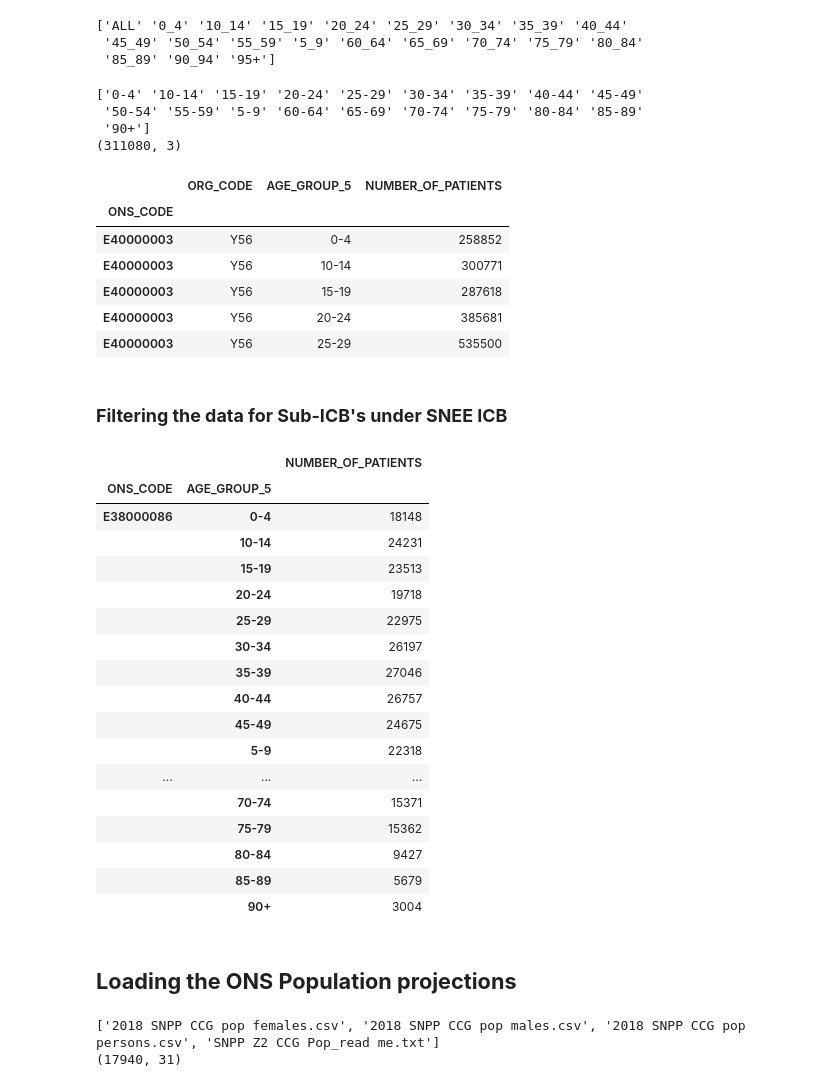
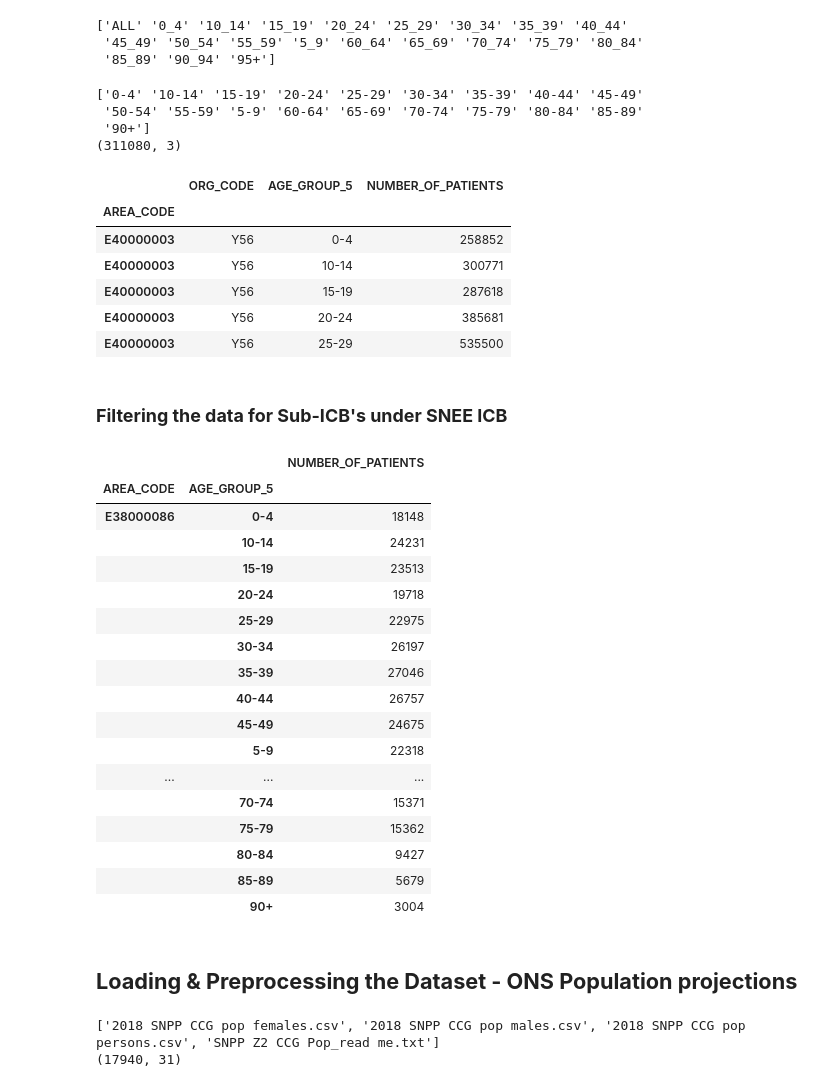
Before and after one commit to SNEE-ICS/PrimaryCareDemandAndCapacity, a Jupyter notebook: DemographicPopGrowth.ipynb, the cells around one changed output. Drawn from its saved outputs; the diff is of its cells as text; code cells hidden in the pictures.

```diff
--- a/DemographicPopGrowth.ipynb
+++ b/DemographicPopGrowth.ipynb
@@ -34,22 +36,25 @@ print(gp_patients_reg['AGE_GROUP_5'].unique())
 # %%
 #Replacing AGE_BANDS values to match the ONS_projection AGE_BANDS
 gp_patients_reg['AGE_GROUP_5'] = gp_patients_reg['AGE_GROUP_5'].replace({'90_94':'90+', '95+':'90+', '0_4':'0-4', '5_9':'5-9', '10_14':'10-14', '15_19':'15-19', '20_24':'20-24', '25_29':'25-29',
                                                                          '30_34':'30-34', '35_39':'35-39', '40_44':'40-44', '45_49':'45-49', '50_54':'50-54', '55_59':'55-59', '60_64':'60-64',
                                                                          '65_69':'65-69', '70_74':'70-74', '75_79':'75-79', '80_84':'80-84', '85_89':'85-89'})
 
-#Dropping unused columns
-gp_patients_reg = gp_patients_reg.loc[gp_patients_reg['AGE_GROUP_5']!='ALL'].drop(columns=['PUBLICATION','EXTRACT_DATE','ORG_TYPE','POSTCODE','SEX']).set_index('ONS_CODE')
+#Renaming the column name to match with ONS projection data
+gp_patients_reg = gp_patients_reg.rename(columns={'ONS_CODE':'AREA_CODE'})
+
+#Dropping unused columns and rows corrsponding to 'ALL' for AGE_GROUP_5
+gp_patients_reg = gp_patients_reg.loc[gp_patients_reg['AGE_GROUP_5']!='ALL'].drop(columns=['PUBLICATION','EXTRACT_DATE','ORG_TYPE','POSTCODE','SEX']).set_index('AREA_CODE')
 
 print(gp_patients_reg['AGE_GROUP_5'].unique())
 print(gp_patients_reg.shape)
 gp_patients_reg.head()
 # %% [output]
 ['0-4' '10-14' '15-19' '20-24' '25-29' '30-34' '35-39' '40-44' '45-49'
  '50-54' '55-59' '5-9' '60-64' '65-69' '70-74' '75-79' '80-84' '85-89'
  '90+']
 (311080, 3)
 |  | ORG_CODE | AGE_GROUP_5 | NUMBER_OF_PATIENTS |
-| ONS_CODE |  |  |  |
+| AREA_CODE |  |  |  |
 | E40000003 | Y56 | 0-4 | 258852 |
 | E40000003 | Y56 | 10-14 | 300771 |
 | E40000003 | Y56 | 15-19 | 287618 |
@@ -58,13 +63,14 @@ gp_patients_reg.head()
 # %% [markdown]
 ### **Filtering the data for Sub-ICB's under SNEE ICB**
 # %%
-required_icb_ons_code = ['06L', '06T', '07K']
-snee_gp_patients_reg = gp_patients_reg[gp_patients_reg['ORG_CODE'].isin(required_icb_ons_code)].groupby(['ONS_CODE','AGE_GROUP_5']).sum().drop(columns=['ORG_CODE'])
+required_icb_code = ['06L', '06T', '07K']
+snee_gp_patients_reg = gp_patients_reg[gp_patients_reg['ORG_CODE'].isin(required_icb_code)].groupby(['AREA_CODE','AGE_GROUP_5']).sum().drop(columns=['ORG_CODE'])
 
+#The dataframe that will be combined later with ONS projection factors dataframe
 snee_gp_patients_reg
 # %% [output]
 |  |  | NUMBER_OF_PATIENTS |
-| ONS_CODE | AGE_GROUP_5 |  |
+| AREA_CODE | AGE_GROUP_5 |  |
 | E38000086 | 0-4 | 18148 |
 |  | 10-14 | 24231 |
 |  | 15-19 | 23513 |
@@ -82,7 +88,7 @@ snee_gp_patients_reg
 |  | 85-89 | 5679 |
 |  | 90+ | 3004 |
 # %% [markdown]
-## **Loading the ONS Population projections**
+## **Loading & Preprocessing the Dataset - ONS Population projections**
 # %%
 ons_projection_catalog_entry = catalog.scenario_data_sources[0].scenarios[0]
 ons_projections = ons_projection_catalog_entry.load()
```
Also changed, not shown: parts of 25 cells of this notebook.
